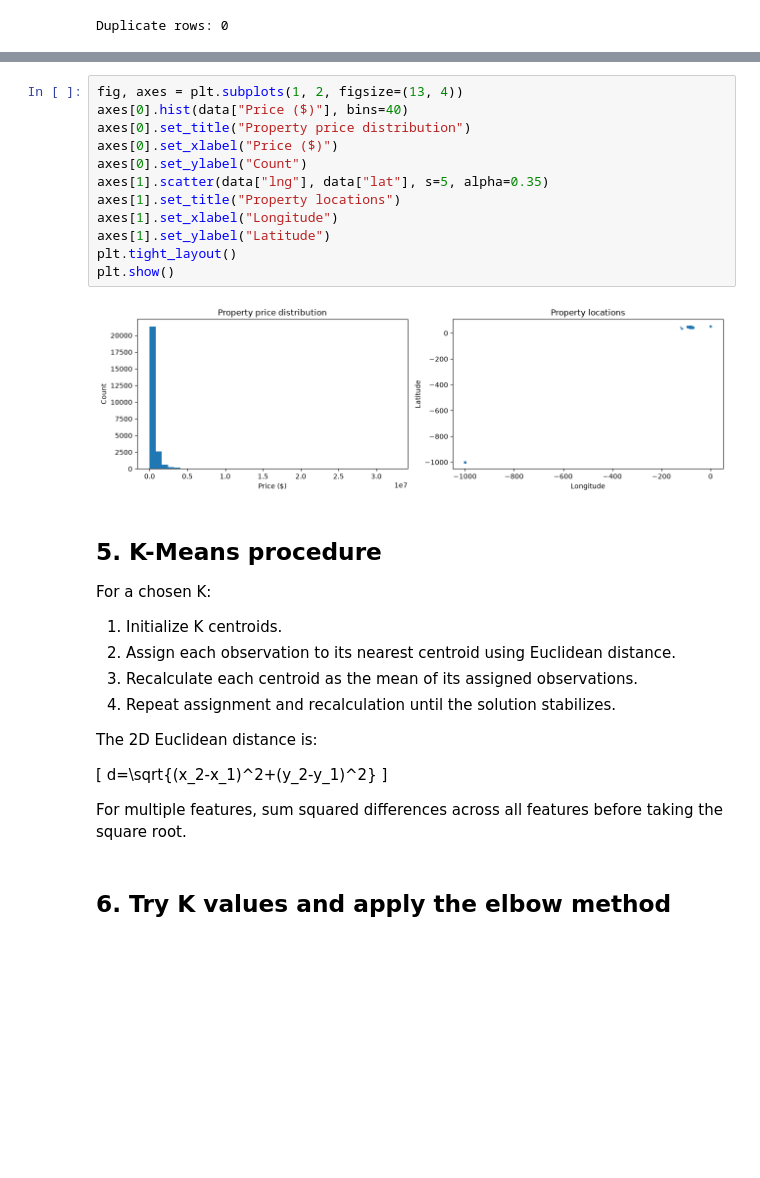
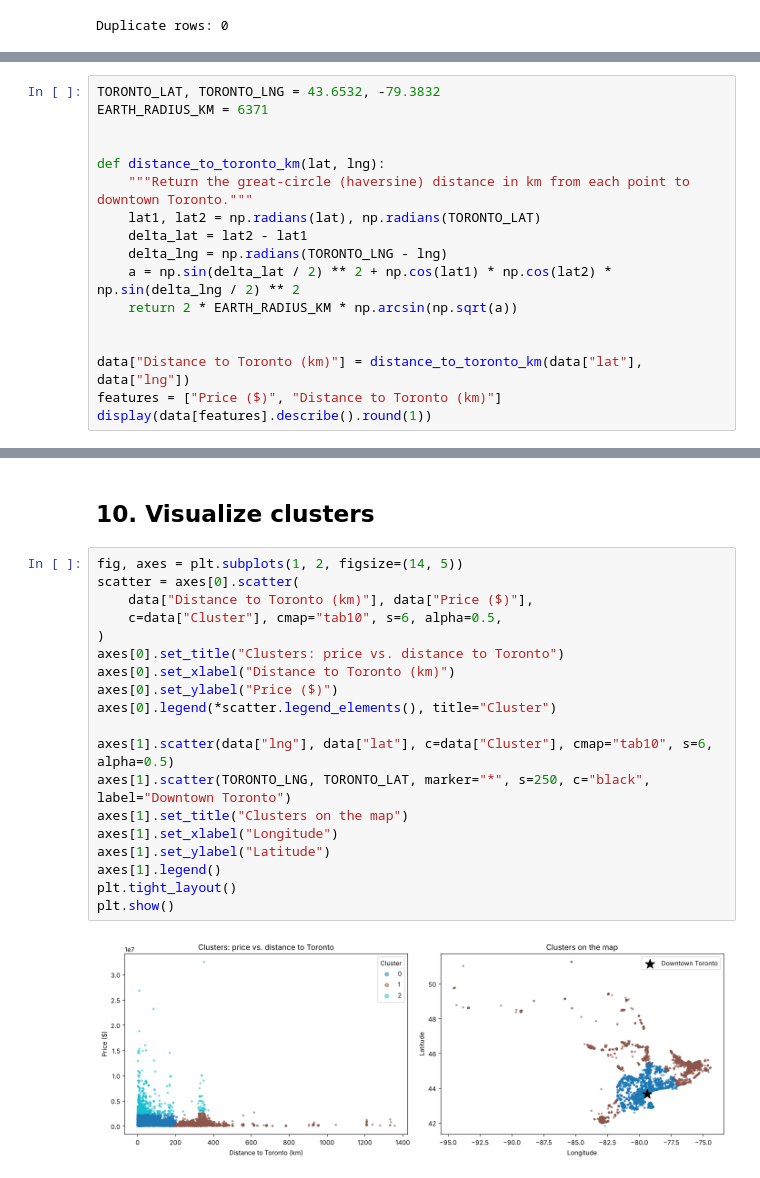
Before and after one commit to antoniosg2025-stack/PROG8431_Group5, a Jupyter notebook: ProblemAnalysisWorkshopB/Workshop_B_Property_Clustering.ipynb, the cells around one changed output, grey strips where cells are left out. Drawn from its saved outputs; the diff is of its cells as text; blank space fills up the shorter version.

Commit message:
Add data cleaning, two-variable design, silhouette check and K justification

```diff
--- a/ProblemAnalysisWorkshopB/Workshop_B_Property_Clustering.ipynb
+++ b/ProblemAnalysisWorkshopB/Workshop_B_Property_Clustering.ipynb
@@ -110,0 +140,17 @@ Standardization gives each feature mean approximately 0 and standard deviation a
+# %%
+TORONTO_LAT, TORONTO_LNG = 43.6532, -79.3832
+EARTH_RADIUS_KM = 6371
+
+
+def distance_to_toronto_km(lat, lng):
+    """Return the great-circle (haversine) distance in km from each point to downtown Toronto."""
+    lat1, lat2 = np.radians(lat), np.radians(TORONTO_LAT)
+    delta_lat = lat2 - lat1
+    delta_lng = np.radians(TORONTO_LNG - lng)
+    a = np.sin(delta_lat / 2) ** 2 + np.cos(lat1) * np.cos(lat2) * np.sin(delta_lng / 2) ** 2
+    return 2 * EARTH_RADIUS_KM * np.arcsin(np.sqrt(a))
+
+
+data["Distance to Toronto (km)"] = distance_to_toronto_km(data["lat"], data["lng"])
+features = ["Price ($)", "Distance to Toronto (km)"]
+display(data[features].describe().round(1))
@@ -128,32 +320,23 @@ display(scaled_data.describe().round(3))
+# %% [markdown]
+## 10. Visualize clusters
 # %%
-fig, axes = plt.subplots(1, 2, figsize=(13, 4))
-axes[0].hist(data["Price ($)"], bins=40)
-axes[0].set_title("Property price distribution")
-axes[0].set_xlabel("Price ($)")
-axes[0].set_ylabel("Count")
-axes[1].scatter(data["lng"], data["lat"], s=5, alpha=0.35)
-axes[1].set_title("Property locations")
+fig, axes = plt.subplots(1, 2, figsize=(14, 5))
+scatter = axes[0].scatter(
+    data["Distance to Toronto (km)"], data["Price ($)"],
+    c=data["Cluster"], cmap="tab10", s=6, alpha=0.5,
+)
+axes[0].set_title("Clusters: price vs. distance to Toronto")
+axes[0].set_xlabel("Distance to Toronto (km)")
+axes[0].set_ylabel("Price ($)")
+axes[0].legend(*scatter.legend_elements(), title="Cluster")
+
+axes[1].scatter(data["lng"], data["lat"], c=data["Cluster"], cmap="tab10", s=6, alpha=0.5)
+axes[1].scatter(TORONTO_LNG, TORONTO_LAT, marker="*", s=250, c="black", label="Downtown Toronto")
+axes[1].set_title("Clusters on the map")
 axes[1].set_xlabel("Longitude")
 axes[1].set_ylabel("Latitude")
+axes[1].legend()
 plt.tight_layout()
 plt.show()
 # %% [output]
-[figure, old version]
+[figure, new version]
-# %% [markdown]
-## 5. K-Means procedure
-
-For a chosen K:
-1. Initialize K centroids.
-2. Assign each observation to its nearest centroid using Euclidean distance.
-3. Recalculate each centroid as the mean of its assigned observations.
-4. Repeat assignment and recalculation until the solution stabilizes.
-
-The 2D Euclidean distance is:
-
-\[
-d=\sqrt{(x_2-x_1)^2+(y_2-y_1)^2}
-\]
-
-For multiple features, sum squared differences across all features before taking the square root.
-# %% [markdown]
-## 6. Try K values and apply the elbow method
```
Also changed, not shown: parts of 36 cells of this notebook.
